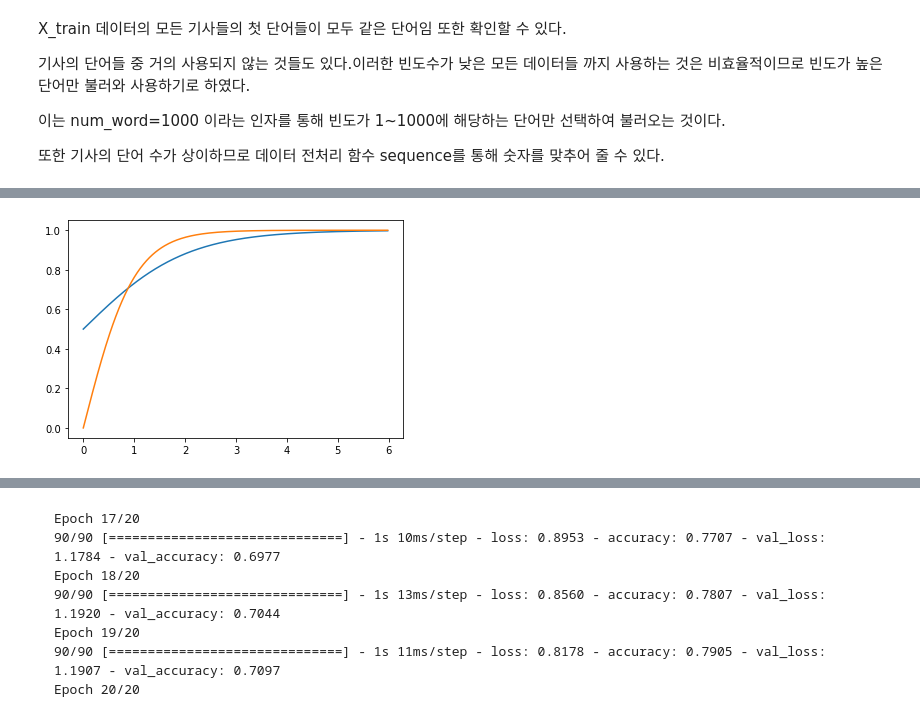
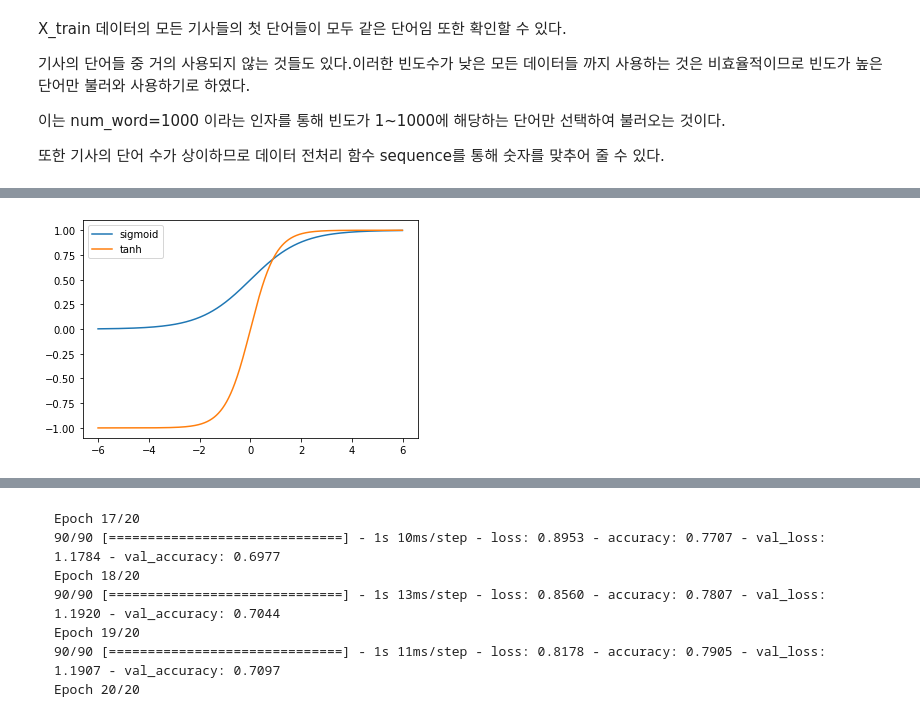
Before and after one commit to tirals88/DL_for_everyone, a Jupyter notebook: deeplearning/notebook/17장 RNN.ipynb, the cells around one changed output, grey strips where cells are left out. Drawn from its saved outputs; the diff is of its cells as text; code cells hidden in the pictures.

```diff
--- a/deeplearning/notebook/17장 RNN.ipynb
+++ b/deeplearning/notebook/17장 RNN.ipynb
@@ -145,14 +175,15 @@ LSTM 층에서 activation function 으로 tanh를 쓰는 이유
 # %%
-x = np.arange(0, 6, 0.02)
+x = np.arange(-6, 6, 0.02)
 
 def sigmoid(x):
     return 1 / (1 +np.exp(-x))
 
 sig = sigmoid(x)
 tanh = np.tanh(x)
 
-plt.plot(x, sig)
-plt.plot(x, tanh)
+plt.plot(x, sig, label='sigmoid')
+plt.plot(x, tanh, label='tanh')
+plt.legend()
 plt.show()
 # %% [output]
-[figure, old version]
+[figure, new version]
```
Also changed, not shown: parts of 8 cells of this notebook.
